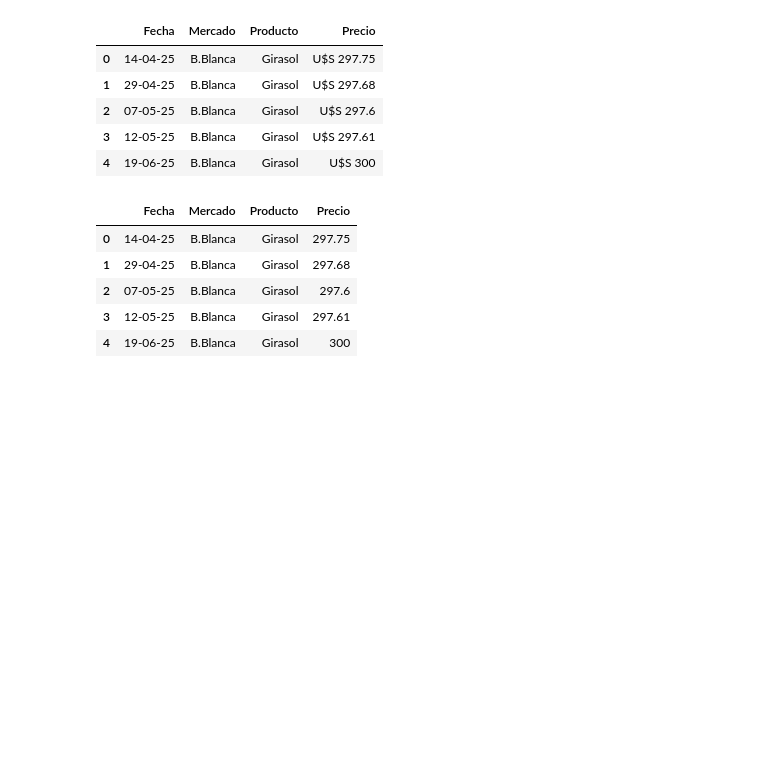
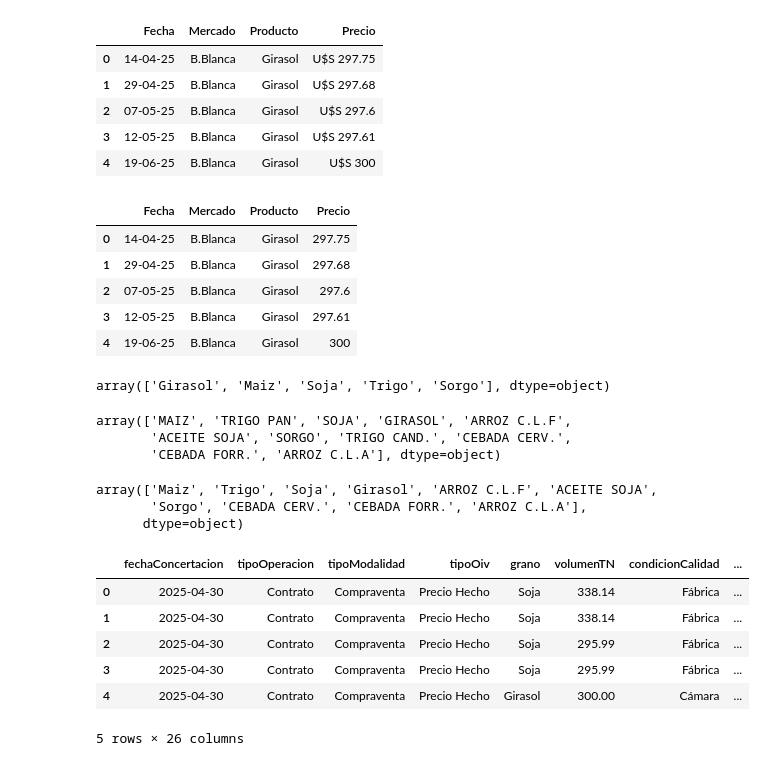
Before and after one commit to plijtmaer/web-mining-sio-granos, a Jupyter notebook: notebooks/3.2- EDA.ipynb, the cells around one changed output. Saved outputs shown, nothing was run; the diff lists cells and outputs as text; code cells hidden in the pictures; blank space fills up the shorter version.

```diff
--- a/notebooks/3.2- EDA.ipynb
+++ b/notebooks/3.2- EDA.ipynb
@@ -231,3 +233,54 @@ mtr.head()
 | 2 | 07-05-25 | B.Blanca | Girasol | 297.6 |
 | 3 | 12-05-25 | B.Blanca | Girasol | 297.61 |
 | 4 | 19-06-25 | B.Blanca | Girasol | 300 |
+# %%
+df = df.dropna(subset=['volumenTN'])
+df = df.drop(columns=['fechaOperacion'])
+df.reset_index(drop=True, inplace=True)
+# %%
+df[['fechaConcertacion','fechaEntregaDesde','fechaEntregaHasta']] = df[['fechaConcertacion','fechaEntregaDesde','fechaEntregaHasta']].apply(pd.to_datetime, format='%Y-%m-%dT%H:%M:%S')
+# %%
+mtr['Producto'].unique()
+# %% [output]
+array(['Girasol', 'Maiz', 'Soja', 'Trigo', 'Sorgo'], dtype=object)
+# %%
+df['grano'].unique()
+# %% [output]
+array(['MAIZ', 'TRIGO PAN', 'SOJA', 'GIRASOL', 'ARROZ C.L.F',
+       'ACEITE SOJA', 'SORGO', 'TRIGO CAND.', 'CEBADA CERV.',
+       'CEBADA FORR.', 'ARROZ C.L.A'], dtype=object)
+# %%
+df['grano'].replace({'SOJA': 'Soja',
+                     'MAIZ': 'Maiz',
+                     'TRIGO PAN': 'Trigo',
+                     'TRIGO CAND.': 'Trigo',
+                     'GIRASOL': 'Girasol',
+                     'SORGO': 'Sorgo'}, inplace=True)
+# %%
+df['grano'].unique()
+# %% [output]
+array(['Maiz', 'Trigo', 'Soja', 'Girasol', 'ARROZ C.L.F', 'ACEITE SOJA',
+       'Sorgo', 'CEBADA CERV.', 'CEBADA FORR.', 'ARROZ C.L.A'],
+      dtype=object)
+# %%
+# Parse 'Fecha' trying to infer common formats and fallback to dd-mm-yy
+_fecha_raw = mtr['Fecha'].astype(str)
+
+# first try inference with dayfirst (handles formats like '14/04/2025' or '14-04-25' in many cases)
+mtr['Fecha'] = pd.to_datetime(_fecha_raw, dayfirst=True, infer_datetime_format=True, errors='coerce')
+
+# fallback for any remaining unparsed values (explicit dd-mm-yy)
+mask = mtr['Fecha'].isna()
+if mask.any():
+	mtr.loc[mask, 'Fecha'] = pd.to_datetime(_fecha_raw[mask], format='%d-%m-%y', errors='coerce')
+# %%
+df_precios = df.merge(mtr, left_on=['grano', 'fechaConcertacion'], right_on=['Producto', 'Fecha'], how='inner')
+df_precios.head()
+# %% [output]
+|  | fechaConcertacion | tipoOperacion | tipoModalidad | tipoOiv | grano | volumenTN | condicionCalidad | ... |
+| 0 | 2025-04-30 | Contrato | Compraventa | Precio Hecho | Soja | 338.14 | Fábrica | ... |
+| 1 | 2025-04-30 | Contrato | Compraventa | Precio Hecho | Soja | 338.14 | Fábrica | ... |
+| 2 | 2025-04-30 | Contrato | Compraventa | Precio Hecho | Soja | 295.99 | Fábrica | ... |
+| 3 | 2025-04-30 | Contrato | Compraventa | Precio Hecho | Soja | 295.99 | Fábrica | ... |
+| 4 | 2025-04-30 | Contrato | Compraventa | Precio Hecho | Girasol | 300.00 | Cámara | ... |
+5 rows × 26 columns
```
Also changed, not shown: parts of 8 cells of this notebook, 1 other file.
